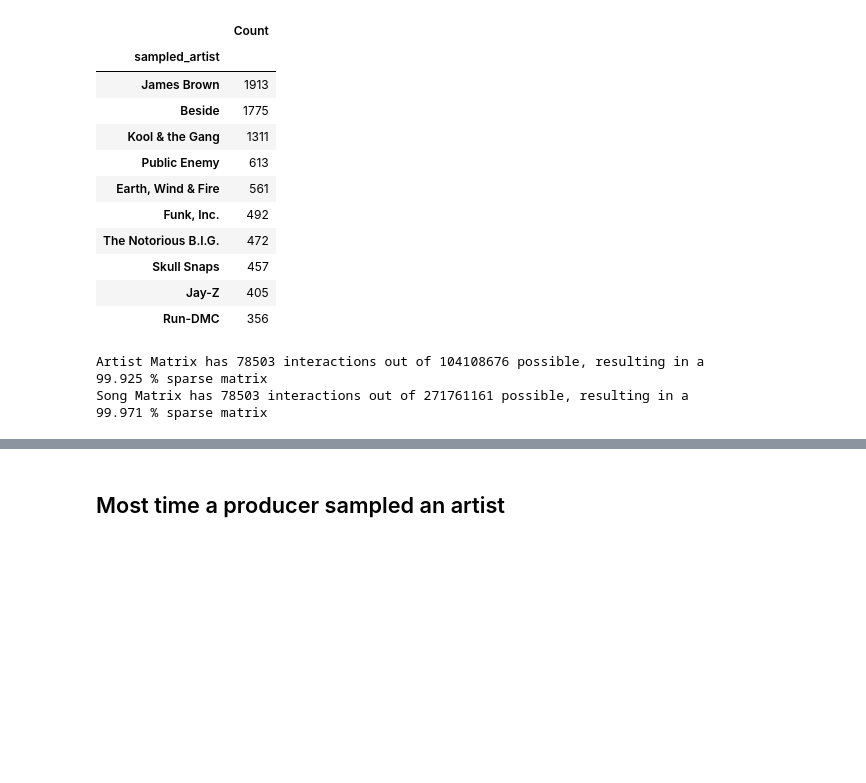
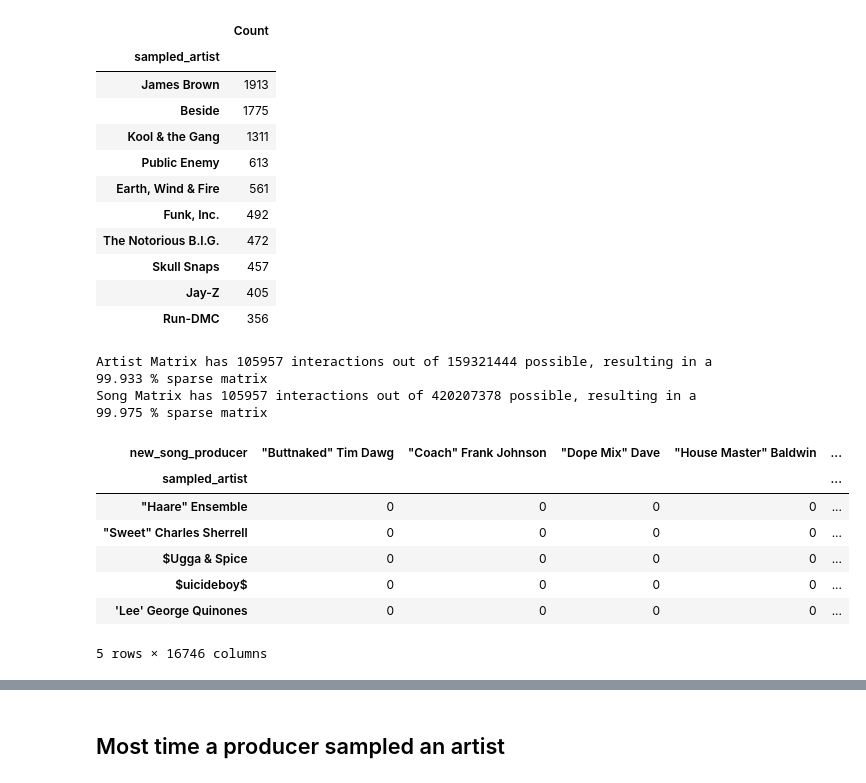
Before and after one commit to Jesse-Kerr/recordmender, a Jupyter notebook: EDA.ipynb, the cells around one changed output, grey strips where cells are left out. Saved outputs shown, nothing was run; the diff lists cells and outputs as text; code cells hidden in the pictures; blank space fills up the shorter version.

```diff
--- a/EDA.ipynb
+++ b/EDA.ipynb
@@ -20,11 +20,11 @@ import scipy.sparse as sparse
 
 np.set_printoptions(threshold=sys.maxsize)
 
-from src.turn_db_main_into_utility_matrix import from_mongo_collection_to_utility_matrix
+#from src.turn_db_main_into_utility_matrix import from_mongo_collection_to_utility_matrix
 
 # Read in the data from the Mongo collection
 
-song_prod, prod_artist, df = from_mongo_collection_to_utility_matrix(db.main_redo)
+#prod_song, prod_artist, df = from_mongo_collection_to_utility_matrix(db.main_redo)
 # %% [markdown]
 ## Producers/ Songs/ Samples left to go through.
 # %%
@@ -275,7 +275,7 @@ artist_prod.sum(axis = 1).sort_values(ascending =False)\
 | Run-DMC | 356 |
 # %%
 # How sparse is matrix?
-for ut_mat, label in zip([artist_prod, song_prod], ["Artist Matrix", "Song Matrix"]):
+for ut_mat, label in zip([prod_artist, prod_song], ["Artist Matrix", "Song Matrix"]):
     matrix_size = ut_mat.shape[0]*ut_mat.shape[1] # Number of possible interactions in the matrix
     nonzeros = sum(ut_mat.sum(axis=0))
     sparsity = 100*(1 - (nonzeros/matrix_size))
@@ -287,7 +287,18 @@ for ut_mat, label in zip([artist_prod, song_prod], ["Artist Matrix", "Song Matri
 
 #If we go by artist, we get down to 99.765%
 # %% [output]
-Artist Matrix has 78503 interactions out of 104108676 possible, resulting in a 99.925 % sparse matrix
-Song Matrix has 78503 interactions out of 271761161 possible, resulting in a 99.971 % sparse matrix
+Artist Matrix has 105957 interactions out of 159321444 possible, resulting in a 99.933 % sparse matrix
+Song Matrix has 105957 interactions out of 420207378 possible, resulting in a 99.975 % sparse matrix
+# %%
+prod_artist.head()
+# %% [output]
+| new_song_producer | "Buttnaked" Tim Dawg | "Coach" Frank Johnson | "Dope Mix" Dave | "House Master" Baldwin | ... |
+| sampled_artist |  |  |  |  | ... |
+| "Haare" Ensemble | 0 | 0 | 0 | 0 | ... |
+| "Sweet" Charles Sherrell | 0 | 0 | 0 | 0 | ... |
+| $Ugga & Spice | 0 | 0 | 0 | 0 | ... |
+| $uicideboy$ | 0 | 0 | 0 | 0 | ... |
+| 'Lee' George Quinones | 0 | 0 | 0 | 0 | ... |
+5 rows × 16746 columns
 # %%
 plot_distribution_of_years('new_song_year', df)
```
Also changed, not shown: parts of 3 cells of this notebook, 2 other files.
